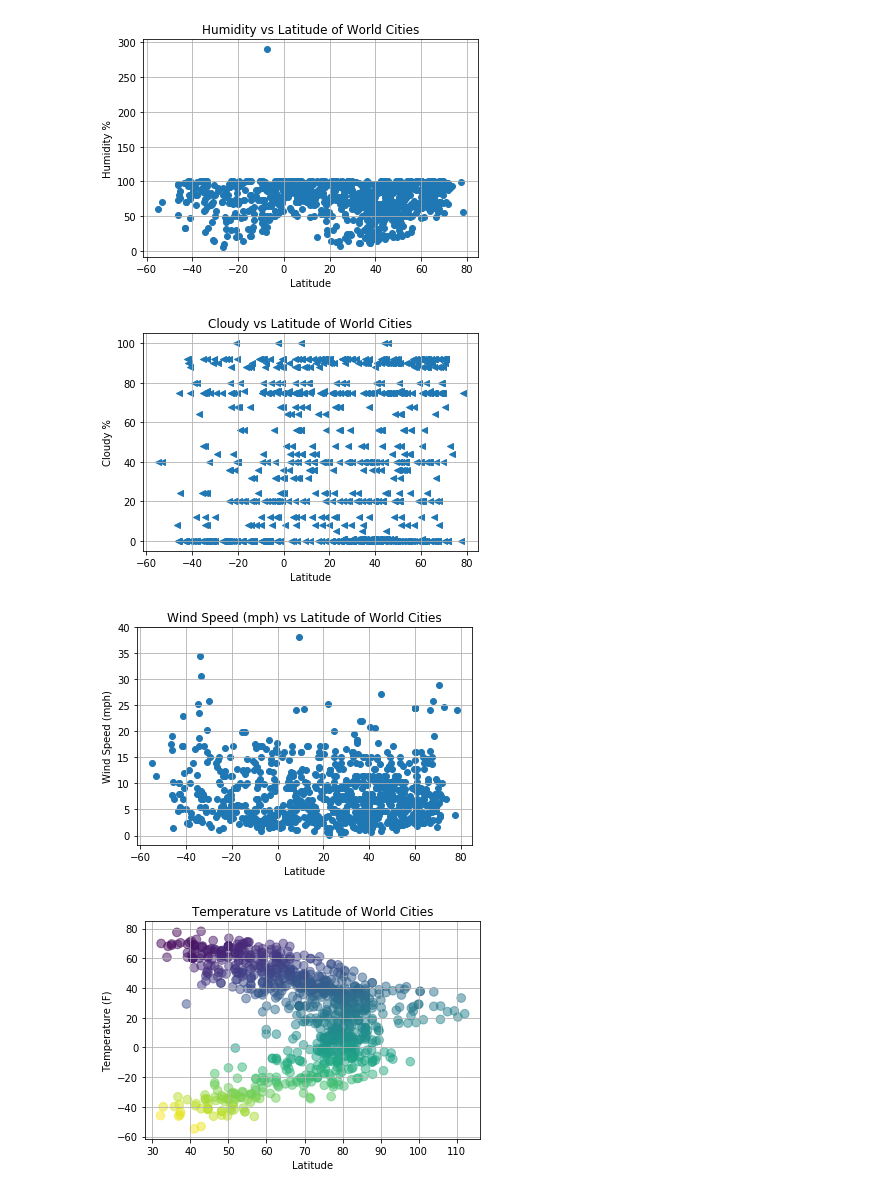
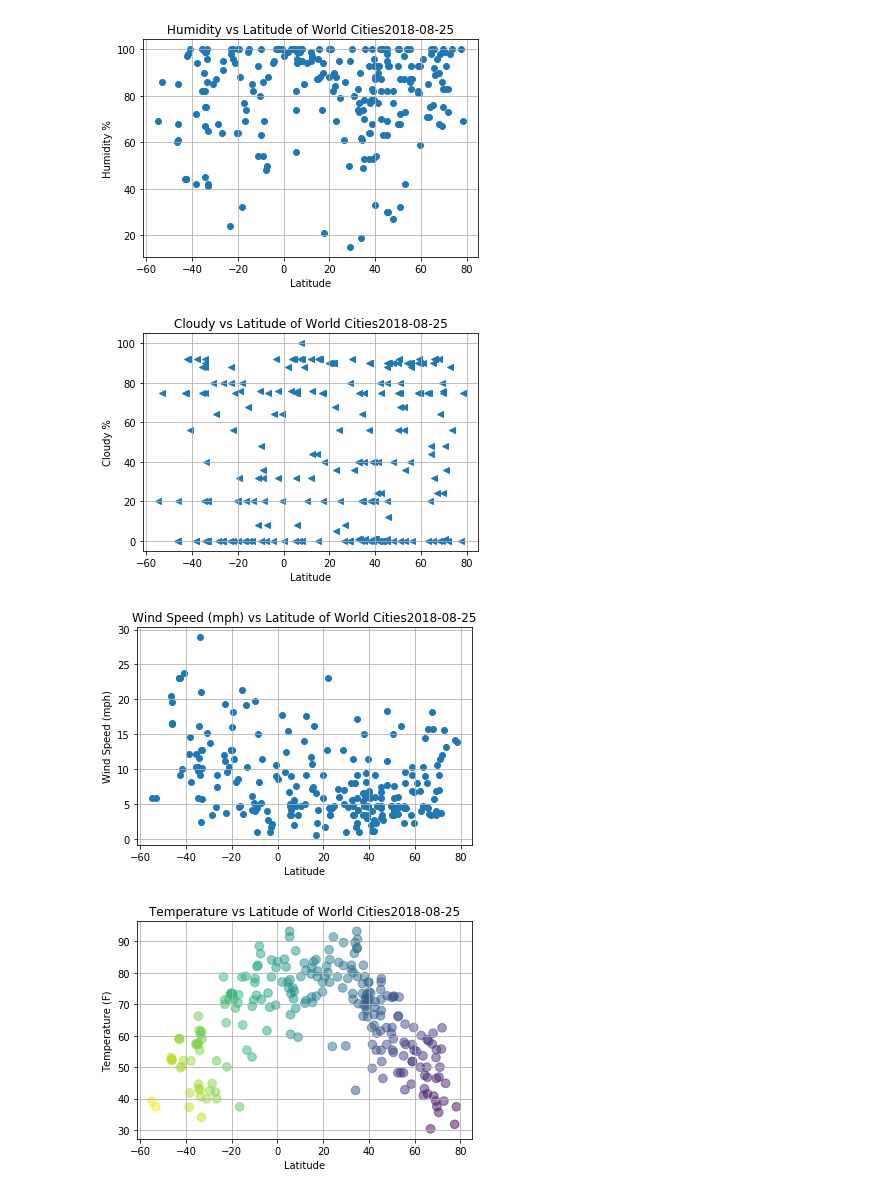
Before and after one commit to lcc2525/utexas_hmwk_python, a Jupyter notebook: API Homework/workin(2)gapig-Merging.ipynb, the cells around one changed output. Drawn from its saved outputs; the diff is of its cells as text; code cells hidden in the pictures.

```diff
--- a/API Homework/workin(2)gapig-Merging.ipynb
+++ b/API Homework/workin(2)gapig-Merging.ipynb
@@ -6,6 +6,7 @@ import csv
 import matplotlib.pyplot as plt
 import requests
 import pandas as pd
+import datetime as dt
 import json
 import os
 import numpy as np
@@ -13,14 +14,17 @@ from citipy import citipy
 # from google.colab import files
 # Import API key
 from config import api_key
-
+date = dt.date.today()
 # Incorporated citipy to determine city based on latitude and longitude
 # from citipy import citipy
 
 # Output File (CSV)
 output_data_file = open('output_datacities.csv', 'w')
-output_data_file.write('Open file for inputting api websites\n')
-output_data_file.close()
+writer = csv.writer(output_data_file)
+
+
+# output_data_file.write('Open file for inputting api websites\n')
+# output_data_file.close()
 # myFile = open('example2.csv', 'w')
 # %%
 # Save config information
@@ -53,8 +59,8 @@ summary = ["name", "id", "coord.lat", "coord.lon", "main.temp", "clouds.all", "w
 #  lon_data.append(lon)
 #  lat = np.random.uniform(-90, 90)
 #  lat_data.append(lat)
-lat = np.random.uniform(low=-90.00000, high = 90.00000, size = 3000)
-lon = np.random.uniform(low=-180.00000, high = 180.00000, size = 3000)
+lat = np.random.uniform(low=-90.00000, high = 90.00000, size = 500)
+lon = np.random.uniform(low=-180.00000, high = 180.00000, size = 500)
 lat_lngs = zip(lat, lon)
 # len(cities)
 # print (lat_data)
@@ -82,11 +88,7 @@ for city in cities:
     summary = requests.get(query_url)
     summary = summary.json()
 # print to write file
-#    print(summary['cod'])
-#    open_data_file = open('output_datacities.csv', 'a')
-#    open_data_file.write(summary.city)
-#    open_data_file.write(query_url)
-#    open_data_file.close()
+
 # push through each variable of interest build lists for dataframe
     if (summary['cod'] != '404'):
         city_df.append(summary['name'])
@@ -97,6 +99,11 @@ for city in cities:
         cloudy.append(summary['clouds']['all'])
         wind.append(summary['wind']['speed'])
         humidity.append(summary['main']['humidity'])
+        writefilm_dict = {"City" : city_df, "City_Id" : id_city, "url: " : query_url}
+        writefilm_dictdf = pd.DataFrame.from_dict(writefilm_dict)
+        log = open("goat.txt", "w")
+        print(writefilm_dictdf, file = log)
+        # print(query_url, file = log)
 #    writer.writerows(query_url)
 
 # myFile = open('example2.csv', 'w')
@@ -164,58 +170,58 @@ plt.savefig('Temperature.png', bbox_inches = 'tight')
 plt.scatter(weather_df["Latitude"], weather_df["Humidity %"], marker="o")
 
 # Graph properties
-plt.title("Humidity vs Latitude of World Cities")
+plt.title("Humidity vs Latitude of World Cities"+str(date))
 plt.ylabel("Humidity %")
 plt.xlabel("Latitude")
 plt.grid(True)
-plt.show()
-plt.savefig(Humidity.png, bbox_inches = 'tight')
+# plt.show()
+plt.savefig('Humidity2.png', bbox_inches = 'tight')
 # %% [output]
-[figure, old version]
+[figure, new version]
 # %%
 # Build a scatter plot for Cloudiness %
 plt.scatter(weather_df["Latitude"], weather_df["Cloudy"], marker="<")
 
 # Graph properties
-plt.title("Cloudy vs Latitude of World Cities")
+plt.title("Cloudy vs Latitude of World Cities"+str(date))
 plt.ylabel("Cloudy %")
 plt.xlabel("Latitude")
 plt.grid(True)
-plt.show()
-plt.savefig(cloudy.png, bbox_inches = 'tight')
+# plt.show()
+plt.savefig('cloudy2.png', bbox_inches = 'tight')
 # %% [output]
-[figure, old version]
+[figure, new version]
 # %%
 # Build a scatter plot for Wind Speed
 plt.scatter(weather_df["Latitude"], weather_df["Wind Speed"], marker="o")
 
 # Graph properties
-plt.title("Wind Speed (mph) vs Latitude of World Cities")
+plt.title("Wind Speed (mph) vs Latitude of World Cities"+str(date))
 plt.ylabel("Wind Speed (mph)")
 plt.xlabel("Latitude")
 plt.grid(True)
-plt.show()
-plt.savefig(windspeed.png, bbox_inches = 'tight')
+# plt.show()
+plt.savefig('windspeed2.png', bbox_inches = 'tight')
 # %% [output]
-[figure, old version]
+[figure, new version]
 # %%
 # Build a scatter plot for Max Temp
 n=1024
 Y = weather_df["Max Temp"]
 X = weather_df["Latitude"]
 T = np.arctan2(Y,X)
 
 # plt.axes([0.025,0.025,0.95,0.95])
 # plt.scatter(X,Y, s=75, c=T, alpha=.5)
-plt.scatter(weather_df["Max Temp"], weather_df["Latitude"], s=75, c=T, alpha=.5)
+plt.scatter(weather_df["Latitude"], weather_df["Max Temp"], s=75, c=T, alpha=.5)
 
 # Graph properties
 # plt.xlim(260,320)
 # plt.ylim(-60,80)
-plt.title("Temperature vs Latitude of World Cities")
+plt.title("Temperature vs Latitude of World Cities"+str(date))
 plt.ylabel("Temperature (F)")
 plt.xlabel("Latitude")
 plt.grid(True)
-plt.savefig(tempcolors.png, bbox_inches = 'tight')
+plt.savefig('tempcolors.png', bbox_inches = 'tight')
 # %% [output]
-[figure, old version]
+[figure, new version]
```
Also changed, not shown: parts of 4 cells of this notebook, 6 other files.
